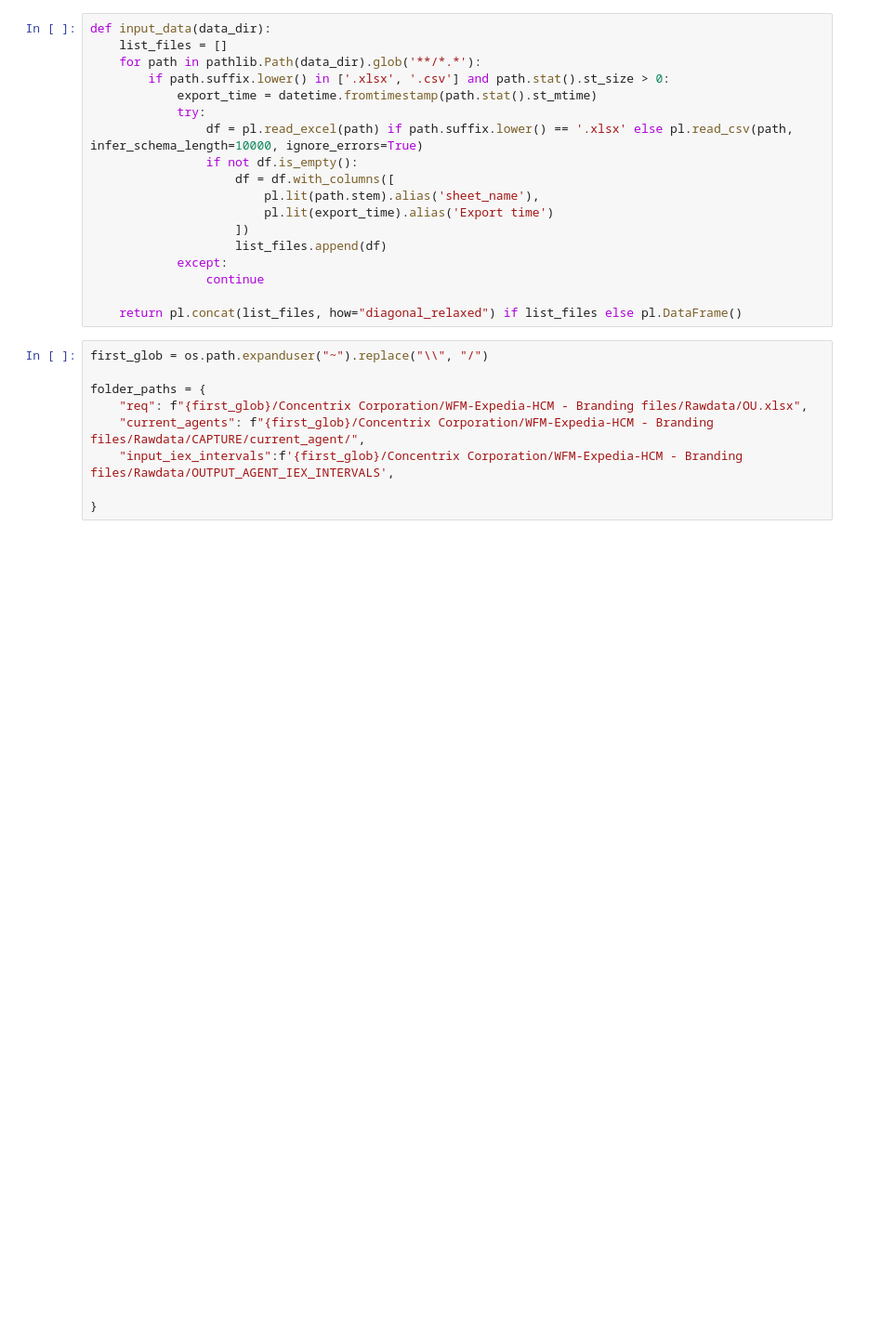
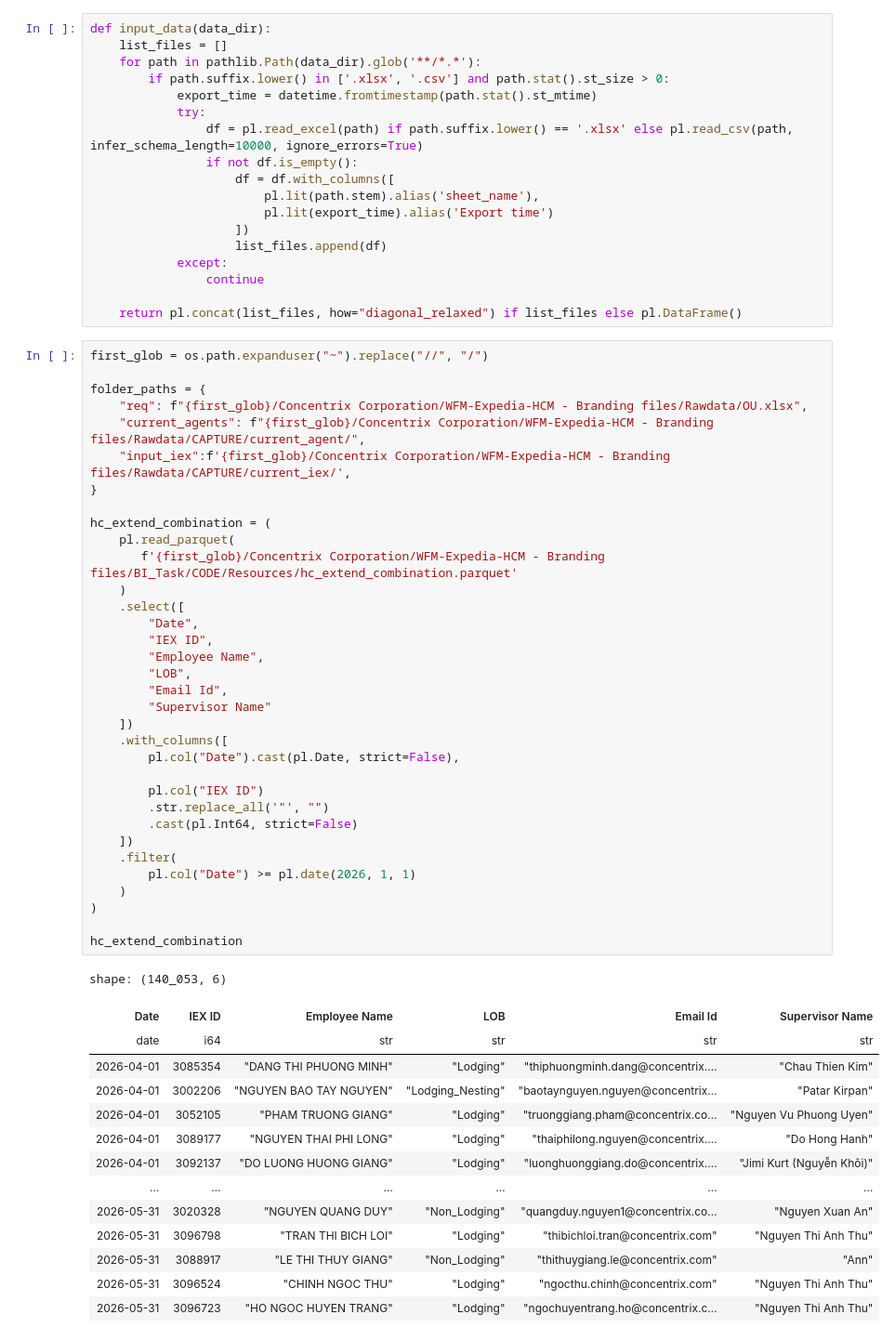
Before and after one commit to NguyenHuuChinh1998/CODE, a Jupyter notebook: realtime_monitoring.ipynb, the cells around one changed output. Shown at 93% size. Saved outputs shown, nothing was run; the diff lists cells and outputs as text; blank space fills up the shorter version.

```diff
--- a/realtime_monitoring.ipynb
+++ b/realtime_monitoring.ipynb
@@ -54,14 +56,54 @@ def input_data(data_dir):
 
     return pl.concat(list_files, how="diagonal_relaxed") if list_files else pl.DataFrame()
 # %%
-first_glob = os.path.expanduser("~").replace("\\", "/")
+first_glob = os.path.expanduser("~").replace("//", "/")
 
 folder_paths = {
     "req": f"{first_glob}/Concentrix Corporation/WFM-Expedia-HCM - Branding files/Rawdata/OU.xlsx",
     "current_agents": f"{first_glob}/Concentrix Corporation/WFM-Expedia-HCM - Branding files/Rawdata/CAPTURE/current_agent/",
-    "input_iex_intervals":f'{first_glob}/Concentrix Corporation/WFM-Expedia-HCM - Branding files/Rawdata/OUTPUT_AGENT_IEX_INTERVALS',
+    "input_iex":f'{first_glob}/Concentrix Corporation/WFM-Expedia-HCM - Branding files/Rawdata/CAPTURE/current_iex/',
+}
 
-}
+hc_extend_combination = (
+    pl.read_parquet(
+       f'{first_glob}/Concentrix Corporation/WFM-Expedia-HCM - Branding files/BI_Task/CODE/Resources/hc_extend_combination.parquet'
+    )
+    .select([
+        "Date",
+        "IEX ID",
+        "Employee Name",
+        "LOB",
+        "Email Id",
+        "Supervisor Name"
+    ])
+    .with_columns([
+        pl.col("Date").cast(pl.Date, strict=False),
+
+        pl.col("IEX ID")
+        .str.replace_all('"', "")
+        .cast(pl.Int64, strict=False)
+    ])
+    .filter(
+        pl.col("Date") >= pl.date(2026, 1, 1)
+    )
+)
+
+hc_extend_combination
+# %% [output]
+shape: (140_053, 6)
+| Date | IEX ID | Employee Name | LOB | Email Id | Supervisor Name |
+| date | i64 | str | str | str | str |
+| 2026-04-01 | 3085354 | "DANG THI PHUONG MINH" | "Lodging" | "thiphuongminh.dang@concentrix.… | "Chau Thien Kim" |
+| 2026-04-01 | 3002206 | "NGUYEN BAO TAY NGUYEN" | "Lodging_Nesting" | "baotaynguyen.nguyen@concentrix… | "Patar Kirpan" |
+| 2026-04-01 | 3052105 | "PHAM TRUONG GIANG" | "Lodging" | "truonggiang.pham@concentrix.co… | "Nguyen Vu Phuong Uyen" |
+| 2026-04-01 | 3089177 | "NGUYEN THAI PHI LONG" | "Lodging" | "thaiphilong.nguyen@concentrix.… | "Do Hong Hanh" |
+| 2026-04-01 | 3092137 | "DO LUONG HUONG GIANG" | "Lodging" | "luonghuonggiang.do@concentrix.… | "Jimi Kurt (Nguyễn Khôi)" |
+| … | … | … | … | … | … |
+| 2026-05-31 | 3020328 | "NGUYEN QUANG DUY" | "Non_Lodging" | "quangduy.nguyen1@concentrix.co… | "Nguyen Xuan An" |
+| 2026-05-31 | 3096798 | "TRAN THI BICH LOI" | "Lodging" | "thibichloi.tran@concentrix.com" | "Nguyen Thi Anh Thu" |
+| 2026-05-31 | 3088917 | "LE THI THUY GIANG" | "Non_Lodging" | "thithuygiang.le@concentrix.com" | "Ann" |
+| 2026-05-31 | 3096524 | "CHINH NGOC THU" | "Lodging" | "ngocthu.chinh@concentrix.com" | "Nguyen Thi Anh Thu" |
+| 2026-05-31 | 3096723 | "HO NGOC HUYEN TRANG" | "Lodging" | "ngochuyentrang.ho@concentrix.c… | "Nguyen Thi Anh Thu" |
 # %%
 def process_ou_hours(file_path):
     try:
```
Also changed, not shown: parts of 7 cells of this notebook, 27 other files.
